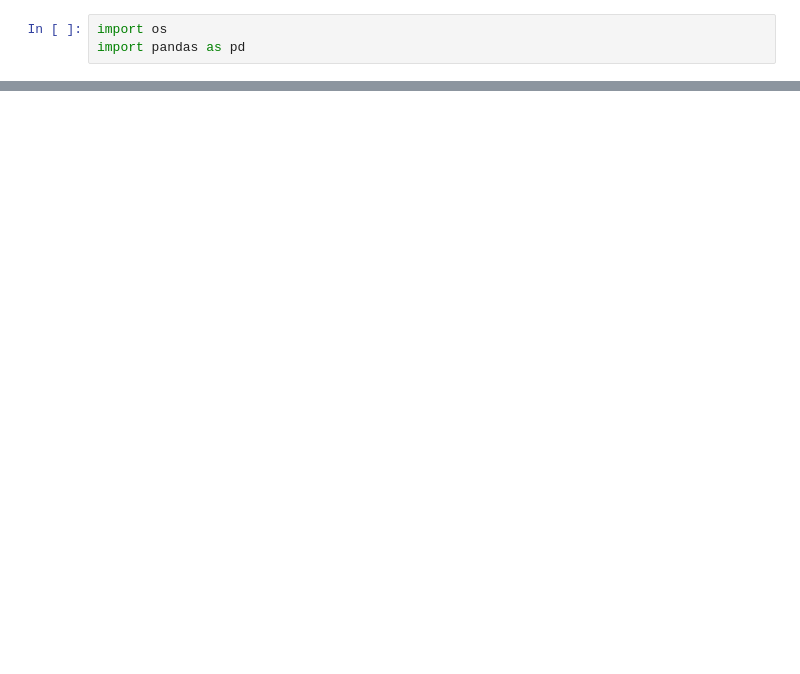
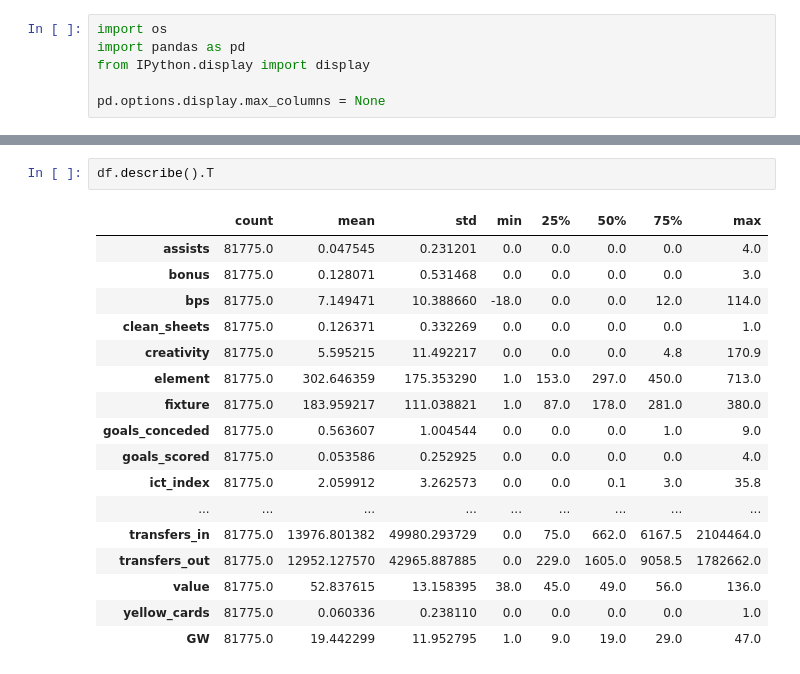
Before and after one commit to hledwards33/FPL_Predictive_Team_Selection, a Jupyter notebook: Data Analysis.ipynb, the cells around one changed output, grey strips where cells are left out. Saved outputs shown, nothing was run; the diff lists cells and outputs as text; blank space fills up the shorter version.

```diff
--- a/Data Analysis.ipynb
+++ b/Data Analysis.ipynb
@@ -1,6 +1,9 @@
 # %%
 import os
 import pandas as pd
+from IPython.display import display
+
+pd.options.display.max_columns = None
 # %%
 data_path = os.getcwd() + "\Data\Raw_Data\cleaned_merged_seasons.csv"
 
@@ -16,0 +39,20 @@ df.head()
+# %%
+df.describe().T
+# %% [output]
+|  | count | mean | std | min | 25% | 50% | 75% | max |
+| assists | 81775.0 | 0.047545 | 0.231201 | 0.0 | 0.0 | 0.0 | 0.0 | 4.0 |
+| bonus | 81775.0 | 0.128071 | 0.531468 | 0.0 | 0.0 | 0.0 | 0.0 | 3.0 |
+| bps | 81775.0 | 7.149471 | 10.388660 | -18.0 | 0.0 | 0.0 | 12.0 | 114.0 |
+| clean_sheets | 81775.0 | 0.126371 | 0.332269 | 0.0 | 0.0 | 0.0 | 0.0 | 1.0 |
+| creativity | 81775.0 | 5.595215 | 11.492217 | 0.0 | 0.0 | 0.0 | 4.8 | 170.9 |
+| element | 81775.0 | 302.646359 | 175.353290 | 1.0 | 153.0 | 297.0 | 450.0 | 713.0 |
+| fixture | 81775.0 | 183.959217 | 111.038821 | 1.0 | 87.0 | 178.0 | 281.0 | 380.0 |
+| goals_conceded | 81775.0 | 0.563607 | 1.004544 | 0.0 | 0.0 | 0.0 | 1.0 | 9.0 |
+| goals_scored | 81775.0 | 0.053586 | 0.252925 | 0.0 | 0.0 | 0.0 | 0.0 | 4.0 |
+| ict_index | 81775.0 | 2.059912 | 3.262573 | 0.0 | 0.0 | 0.1 | 3.0 | 35.8 |
+| ... | ... | ... | ... | ... | ... | ... | ... | ... |
+| transfers_in | 81775.0 | 13976.801382 | 49980.293729 | 0.0 | 75.0 | 662.0 | 6167.5 | 2104464.0 |
+| transfers_out | 81775.0 | 12952.127570 | 42965.887885 | 0.0 | 229.0 | 1605.0 | 9058.5 | 1782662.0 |
+| value | 81775.0 | 52.837615 | 13.158395 | 38.0 | 45.0 | 49.0 | 56.0 | 136.0 |
+| yellow_cards | 81775.0 | 0.060336 | 0.238110 | 0.0 | 0.0 | 0.0 | 0.0 | 1.0 |
+| GW | 81775.0 | 19.442299 | 11.952795 | 1.0 | 9.0 | 19.0 | 29.0 | 47.0 |
```
Also changed, not shown: parts of 14 cells of this notebook.
